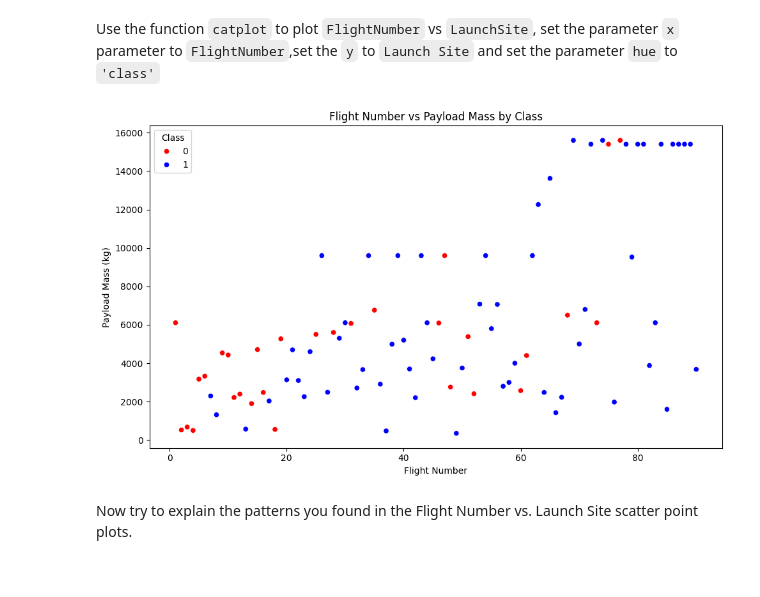
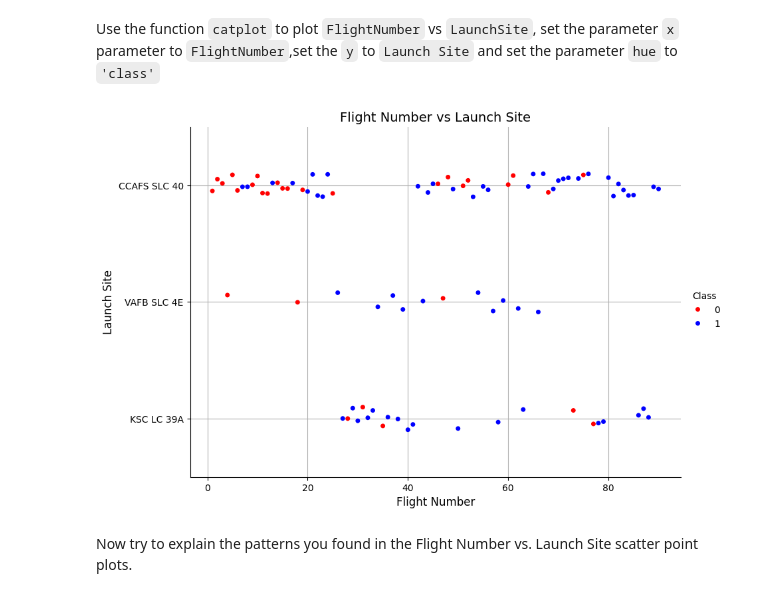
Before and after one commit to Sean-Y91/Applied-Data-Science-Capstone, a Jupyter notebook: edadataviz.ipynb, the cells around one changed output. Saved outputs shown, nothing was run; the diff lists cells and outputs as text; code cells hidden in the pictures.

```diff
--- a/edadataviz.ipynb
+++ b/edadataviz.ipynb
@@ -97,28 +97,21 @@ Use the function <code>catplot</code> to plot <code>FlightNumber</code> vs <code
 # %%
 # Plot a scatter point chart with x axis to be Flight Number and y axis to be the launch site, and hue to be the class value
 
-palette = {0: 'red', 1: 'blue'}
 
-unique_classes = df['Class'].unique()
-palette = {cls: sns.color_palette("husl", len(unique_classes))[i] for i, cls in enumerate(unique_classes)}
 
-df[['FlightNumber', 'PayloadMass']].dtypes
+palette = {0: 'r', 1: 'b'}
 
-df['FlightNumber'] = pd.to_numeric(df['FlightNumber'], errors='coerce')
-df['PayloadMass'] = pd.to_numeric(df['PayloadMass'], errors='coerce')
 
-df_clean = df.dropna(subset=['PayloadMass', 'Class'])
+sns.catplot(data=df, x='FlightNumber', y='LaunchSite', hue='Class', palette=palette, kind='strip', height=6, aspect=1.5)
 
-plt.figure(figsize=(10,6))
-sns.scatterplot(data=df_clean, x='FlightNumber', y='PayloadMass', hue='Class', palette={0:'red', 1:'blue'})
-plt.xlabel("Flight Number")
-plt.ylabel("Payload Mass (kg)")
-plt.title("Flight Number vs Payload Mass by Class")
-plt.legend(title='Class')
-plt.tight_layout()
+
+plt.xlabel("Flight Number", fontsize=12)
+plt.ylabel("Launch Site", fontsize=12)
+plt.title("Flight Number vs Launch Site", fontsize=14)
+plt.grid(True)
 plt.show()
 # %% [output]
-[figure, old version]
+[figure, new version]
 # %% [markdown]
 Now try to explain the patterns you found in the Flight Number vs. Launch Site scatter point plots.
 # %% [markdown]
```
